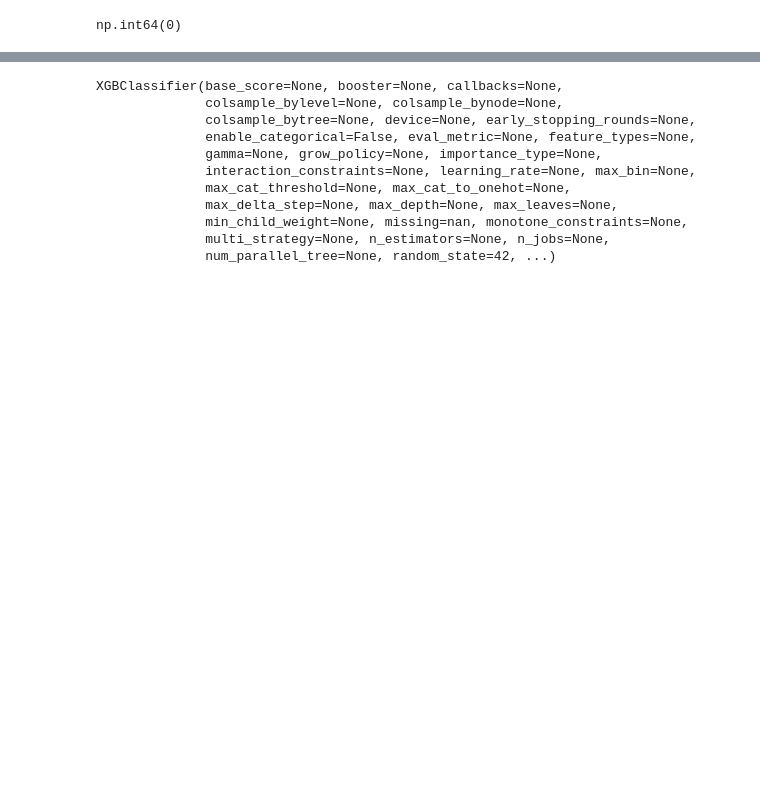
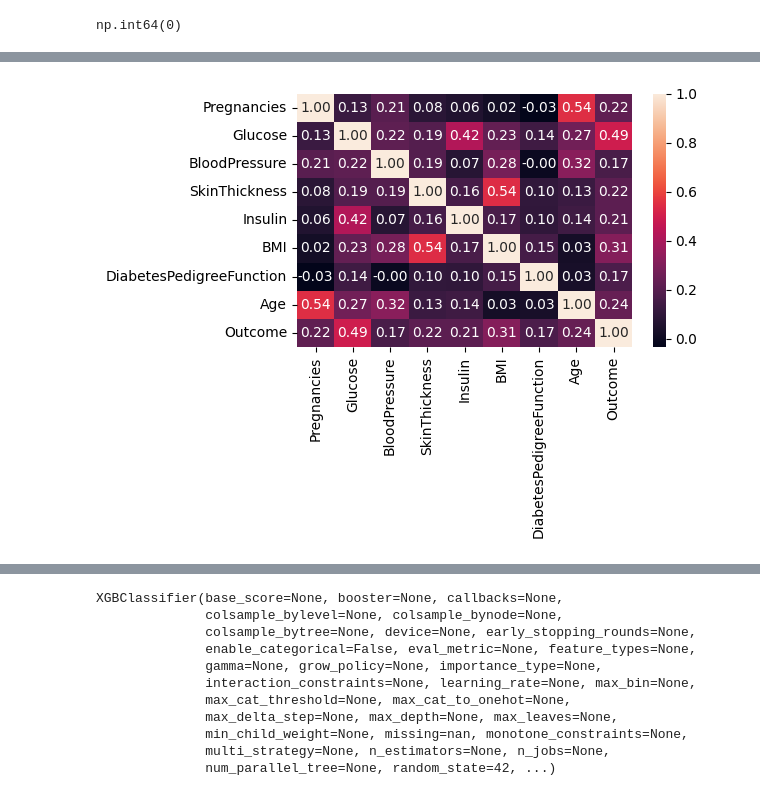
Before and after one commit to 19Juan/Boosting-algorithms, a Jupyter notebook: src/explore.ipynb, the cells around one changed output, grey strips where cells are left out. Cells and saved outputs as stored; diff of their text form; code cells hidden in the pictures; blank space fills up the shorter version.

```diff
--- a/src/explore.ipynb
+++ b/src/explore.ipynb
@@ -53,0 +167,7 @@ np.int64(0)
+# %%
+sns.heatmap(df.corr(), annot=True,fmt='.2f')
+plt.tight_layout()
+plt.show()
+#Se evidencia que las variables más importantes son la glucosa y el indice de masa corporal.
+# %% [output]
+[figure, added]
```
Also changed, not shown: parts of 18 cells of this notebook, 1 other file.
